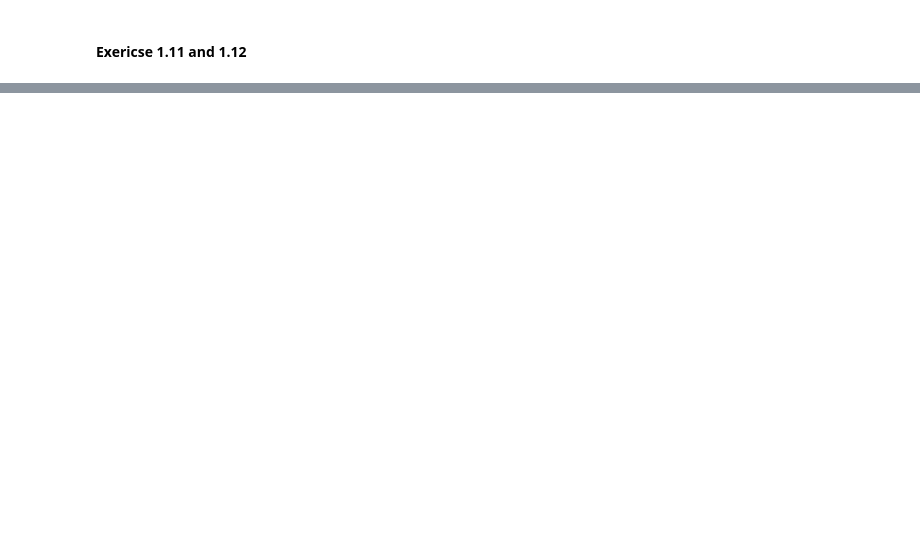
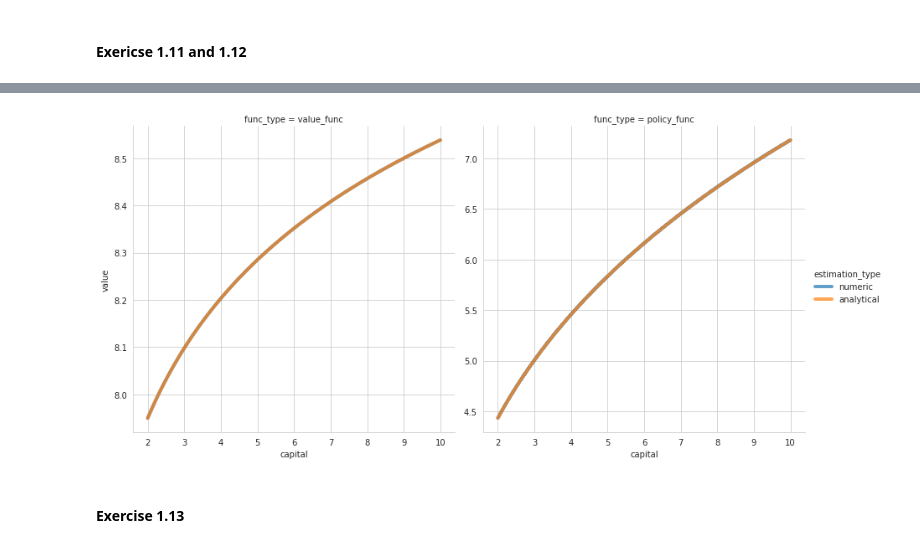
Before and after one commit to timmens/macro_problems, a Jupyter notebook: ps1.ipynb, the cells around one changed output, grey strips where cells are left out. Saved outputs shown, nothing was run; the diff lists cells and outputs as text; code cells hidden in the pictures; blank space fills up the shorter version.

```diff
--- a/ps1.ipynb
+++ b/ps1.ipynb
@@ -299,0 +376,7 @@ exercise(CAPITAL_GRID)
+# %%
+# capital grid 2 to 10 with 1000 steps
+exercise_solution(capital_grid=np.linspace(2, 10, num=1_000))
+# %% [output]
+[figure, added]
+# %% [markdown]
+#### Exercise 1.13
```
Also changed, not shown: parts of 21 cells of this notebook, 1 other file.
